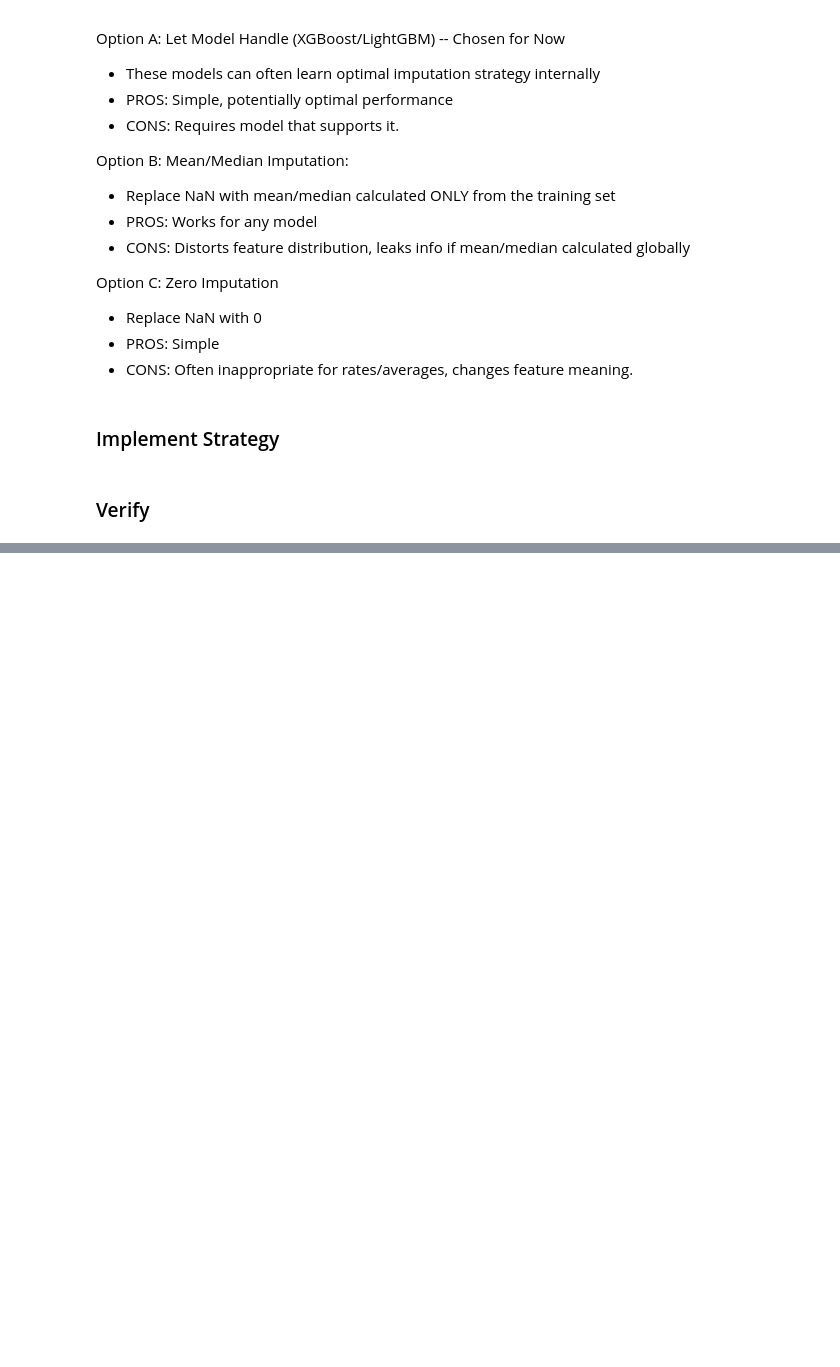
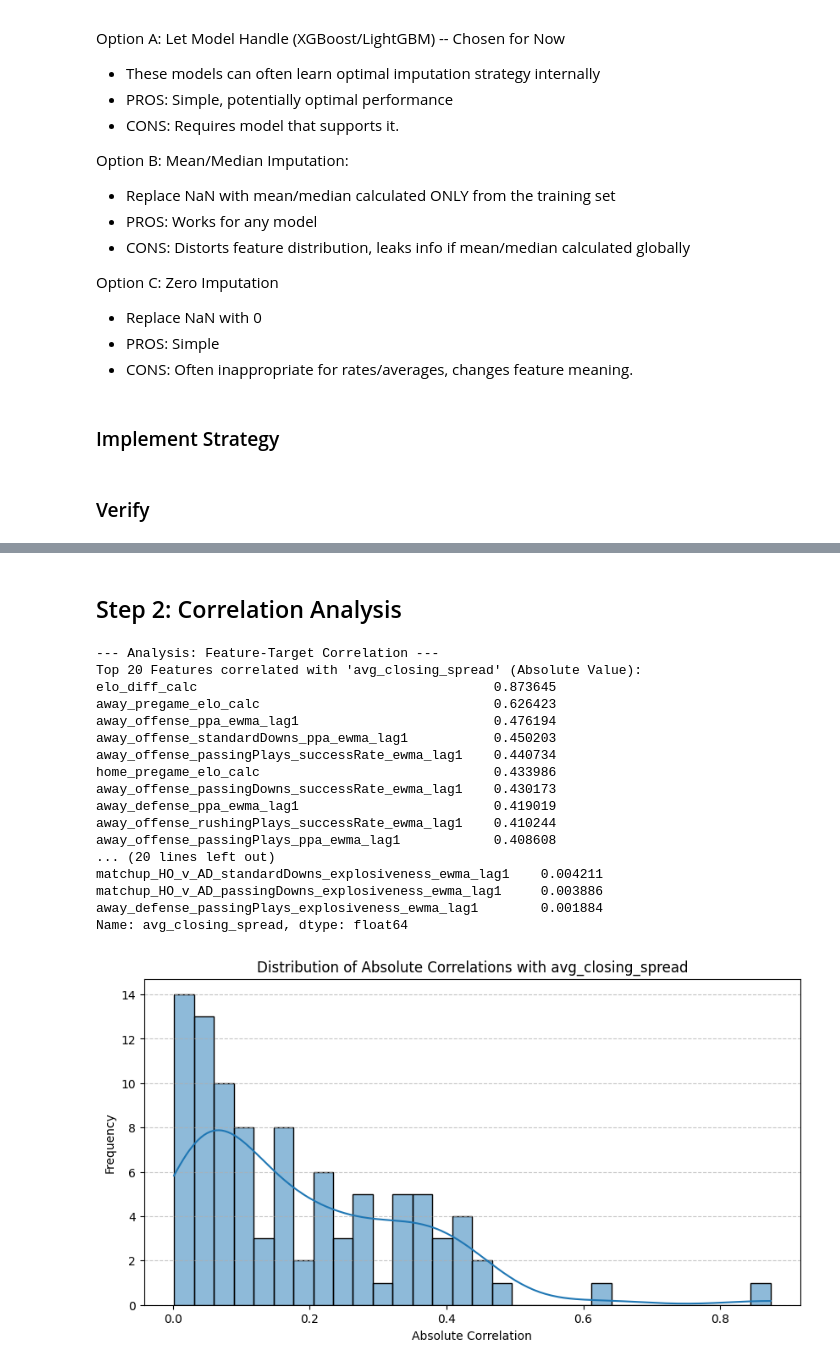
Before and after one commit to qwe740/BettingModels, a Jupyter notebook: Initial_ML_Model.ipynb, the cells around one changed output, grey strips where cells are left out. Cells and saved outputs as stored; diff of their text form; code cells hidden in the pictures; blank space fills up the shorter version.

```diff
--- a/Initial_ML_Model.ipynb
+++ b/Initial_ML_Model.ipynb
@@ -660,0 +760,17 @@ print("Next Steps: Feature Selection.")
+# %%
+# --- Handling NaNs Temporarily for Selection Analysis ---
+# VarianceThreshold and .corr() don't handle NaNs well.
+# We'll impute with the MEDIAN calculated *only from the training set*
+# This is TEMPORARY for analysis; the final model might handle NaNs differently.
+print("\nTemporarily imputing NaNs with training set median for selection analysis...")
+features_with_nan = X_train.columns[X_train.isnull().any()].tolist()
+imputation_values = X_train[features_with_nan].median()
+
+X_train.fillna(imputation_values, inplace=True)
+# Apply the SAME imputation values calculated from training data to validation set
+X_val.fillna(imputation_values, inplace=True)
+# X_test.fillna(imputation_values, inplace=True) # Impute test set later
+
+print(f"Imputed {len(features_with_nan)} columns.")
+print(f"NaN check after imputation (X_train): {X_train.isnull().sum().sum()}") # Should be 0
+print(f"NaN check after imputation (X_val):   {X_val.isnull().sum().sum()}")   # Should be 0
@@ -660,0 +846,45 @@ print("Next Steps: Feature Selection.")
+# %% [markdown]
+## Step 2: Correlation Analysis
+# %%
+# --- 2a: Feature-Target Correlation ---
+print("\n--- Analysis: Feature-Target Correlation ---")
+# Combine X_train and y_train temporarily for correlation calculation
+train_corr_df = X_train.copy()
+train_corr_df[target_variable] = y_train
+
+# Calculate correlations with the target variable
+correlations = train_corr_df.corr()[target_variable].drop(target_variable) # Drop self-correlation
+correlations_abs = correlations.abs().sort_values(ascending=False)
+
+print(f"Top 20 Features correlated with '{target_variable}' (Absolute Value):")
+print(correlations_abs.head(20))
+print(f"\nBottom 10 Features correlated with '{target_variable}' (Absolute Value):")
+print(correlations_abs.tail(10))
+
+# Plotting the distribution of absolute correlations
+plt.figure(figsize=(10, 5))
+sns.histplot(correlations_abs, bins=30, kde=True)
+plt.title(f'Distribution of Absolute Correlations with {target_variable}')
+plt.xlabel('Absolute Correlation')
+plt.ylabel('Frequency')
+plt.grid(True, axis='y', linestyle='--', alpha=0.7)
+plt.show()
+# %% [output]
+--- Analysis: Feature-Target Correlation ---
+Top 20 Features correlated with 'avg_closing_spread' (Absolute Value):
+elo_diff_calc                                      0.873645
+away_pregame_elo_calc                              0.626423
+away_offense_ppa_ewma_lag1                         0.476194
+away_offense_standardDowns_ppa_ewma_lag1           0.450203
+away_offense_passingPlays_successRate_ewma_lag1    0.440734
+home_pregame_elo_calc                              0.433986
+away_offense_passingDowns_successRate_ewma_lag1    0.430173
+away_defense_ppa_ewma_lag1                         0.419019
+away_offense_rushingPlays_successRate_ewma_lag1    0.410244
+away_offense_passingPlays_ppa_ewma_lag1            0.408608
+... (20 lines left out)
+matchup_HO_v_AD_standardDowns_explosiveness_ewma_lag1    0.004211
+matchup_HO_v_AD_passingDowns_explosiveness_ewma_lag1     0.003886
+away_defense_passingPlays_explosiveness_ewma_lag1        0.001884
+Name: avg_closing_spread, dtype: float64
+[figure, added]
```
Also changed, not shown: parts of 62 cells of this notebook, 2 other files.
